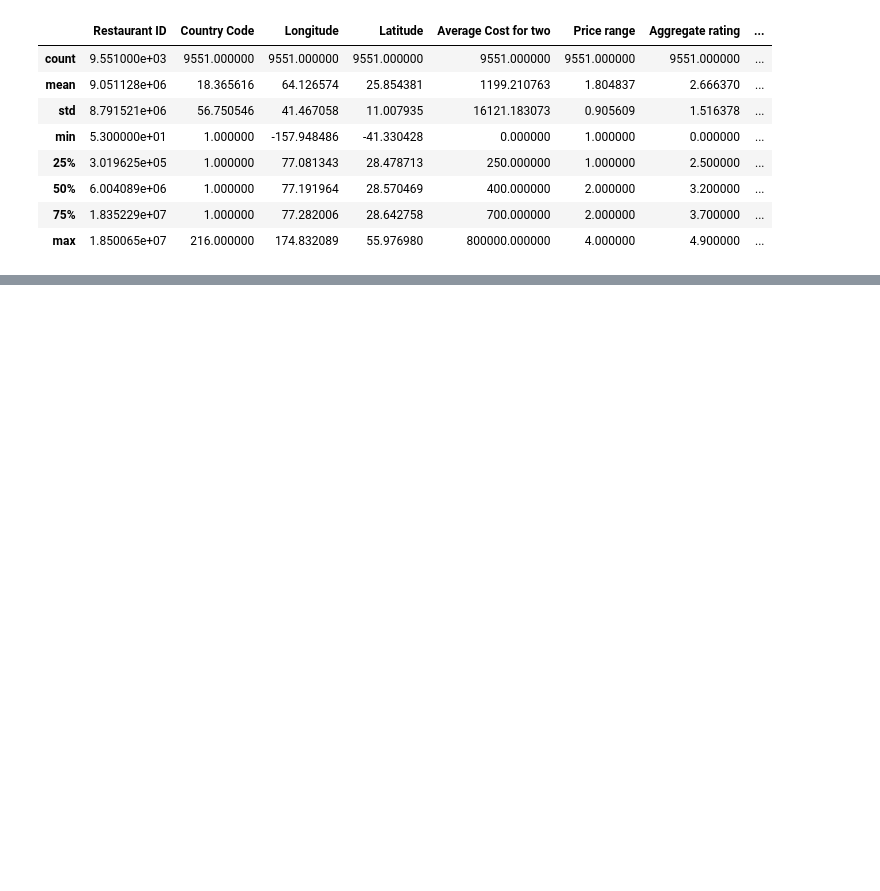
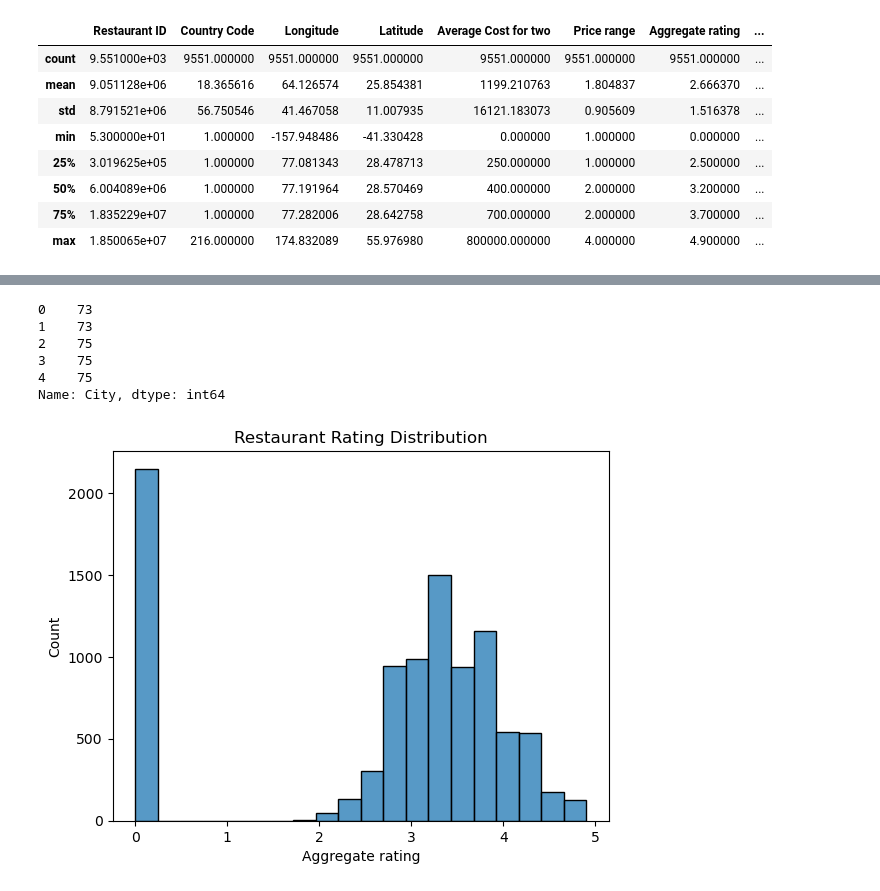
Before and after one commit to rshewatkar/restaurant-ml-project, a Jupyter notebook: notebooks/restaurant_analysis.ipynb.ipynb, the cells around one changed output, grey strips where cells are left out. Cells and saved outputs as stored; diff of their text form; code cells hidden in the pictures; blank space fills up the shorter version.

```diff
--- a/notebooks/restaurant_analysis.ipynb.ipynb
+++ b/notebooks/restaurant_analysis.ipynb.ipynb
@@ -52,0 +160,4 @@ df.describe()
+# %%
+df['Has Table booking'] = df['Has Table booking'].map({'Yes':1,'No':0})
+df['Has Online delivery'] = df['Has Online delivery'].map({'Yes':1,'No':0})
+df['Is delivering now'] = df['Is delivering now'].map({'Yes':1,'No':0})
@@ -52,0 +178,28 @@ df.describe()
+# %%
+from sklearn.preprocessing import LabelEncoder
+
+le = LabelEncoder()
+
+df['City'] = le.fit_transform(df['City'])
+# %%
+df['City'].head()
+# %% [output]
+0    73
+1    73
+2    75
+3    75
+4    75
+Name: City, dtype: int64
+# %%
+df['Cuisines'] = df['Cuisines'].apply(lambda x: x.split(',')[0])
+# %%
+df['Cuisines'] = le.fit_transform(df['Cuisines'])
+# %%
+import seaborn as sns
+import matplotlib.pyplot as plt
+
+sns.histplot(df['Aggregate rating'], bins=20)
+plt.title("Restaurant Rating Distribution")
+plt.show()
+# %% [output]
+[figure, added]
```
Also changed, not shown: parts of 23 cells of this notebook, 1 other file.
